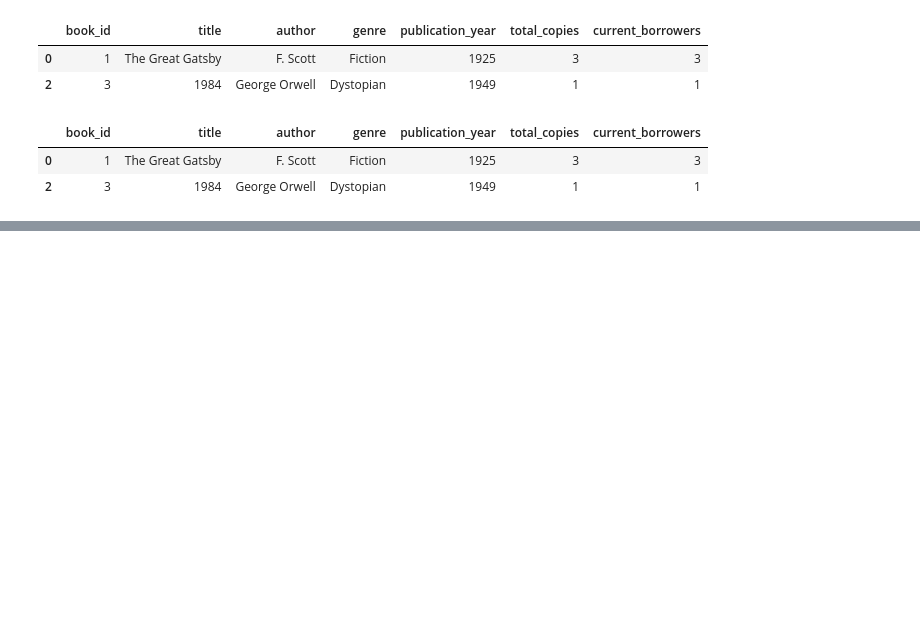
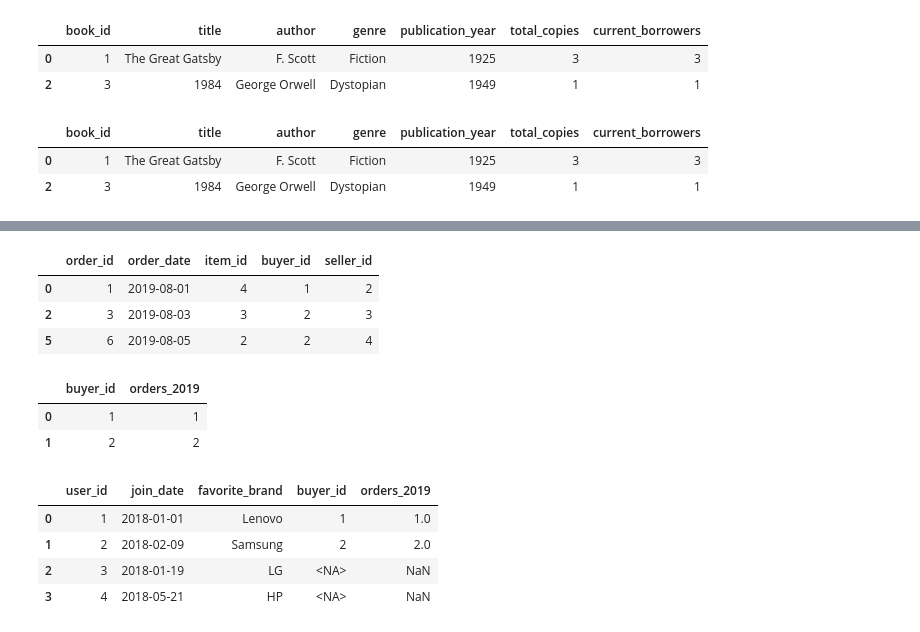
Before and after one commit to Swap-20/Leetcode-Pandas, a Jupyter notebook: Leetcode_Panda.ipynb, the cells around one changed output, grey strips where cells are left out. Drawn from its saved outputs; the diff is of its cells as text; code cells hidden in the pictures; blank space fills up the shorter version.

```diff
--- a/Leetcode_Panda.ipynb
+++ b/Leetcode_Panda.ipynb
@@ -1321,0 +1360,4 @@ result
+# %%
+# Convert date to datetime
+users['join_date'] = pd.to_datetime(users['join_date'])
+orders['order_date'] = pd.to_datetime(orders['order_date'])
@@ -1321,0 +1382,27 @@ result
+# %%
+# Filter orders by 2019
+orders_2019 = orders[orders['order_date'].dt.year == 2019]
+orders_2019
+# %% [output]
+|  | order_id | order_date | item_id | buyer_id | seller_id |
+| 0 | 1 | 2019-08-01 | 4 | 1 | 2 |
+| 2 | 3 | 2019-08-03 | 3 | 2 | 3 |
+| 5 | 6 | 2019-08-05 | 2 | 2 | 4 |
+# %%
+# count orders per user(buyer) in 2019
+order_counts = orders_2019.groupby('buyer_id').size().reset_index(name='orders_2019')
+order_counts
+# %% [output]
+|  | buyer_id | orders_2019 |
+| 0 | 1 | 1 |
+| 1 | 2 | 2 |
+# %%
+# merge users to get join_date and all users are included
+result = pd.merge(users, order_counts, how='left', left_on='user_id', right_on='buyer_id')
+result
+# %% [output]
+|  | user_id | join_date | favorite_brand | buyer_id | orders_2019 |
+| 0 | 1 | 2018-01-01 | Lenovo | 1 | 1.0 |
+| 1 | 2 | 2018-02-09 | Samsung | 2 | 2.0 |
+| 2 | 3 | 2018-01-19 | LG | <NA> | NaN |
+| 3 | 4 | 2018-05-21 | HP | <NA> | NaN |
```
Also changed, not shown: parts of 7 cells of this notebook.
